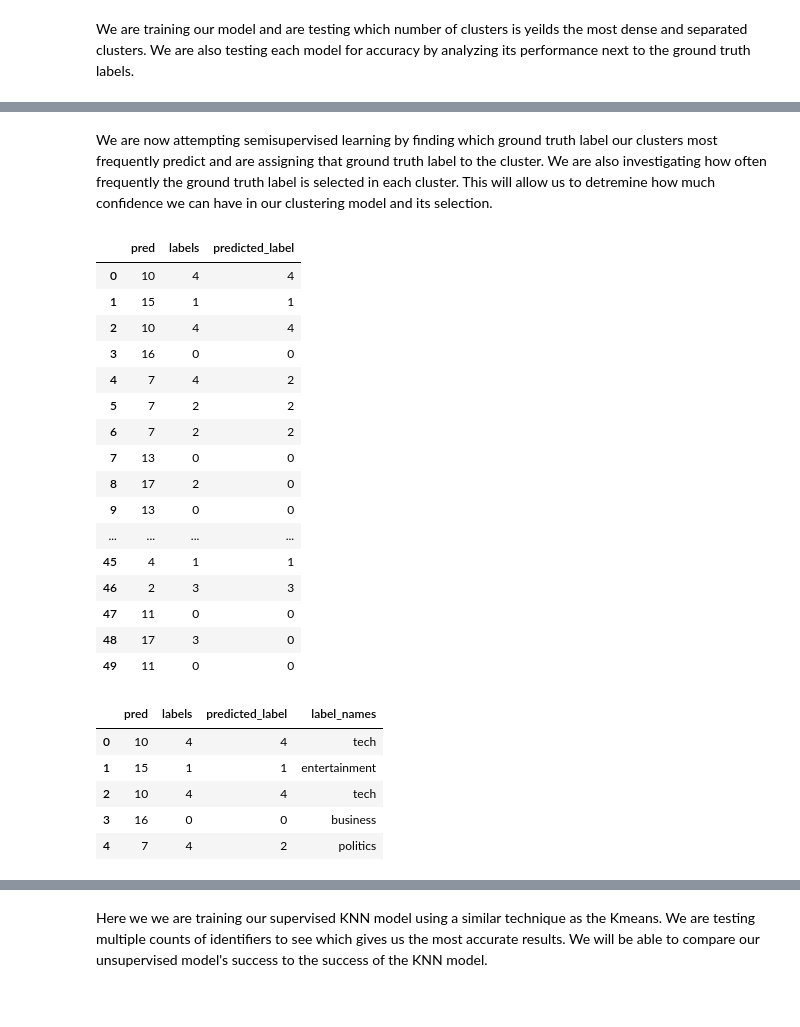
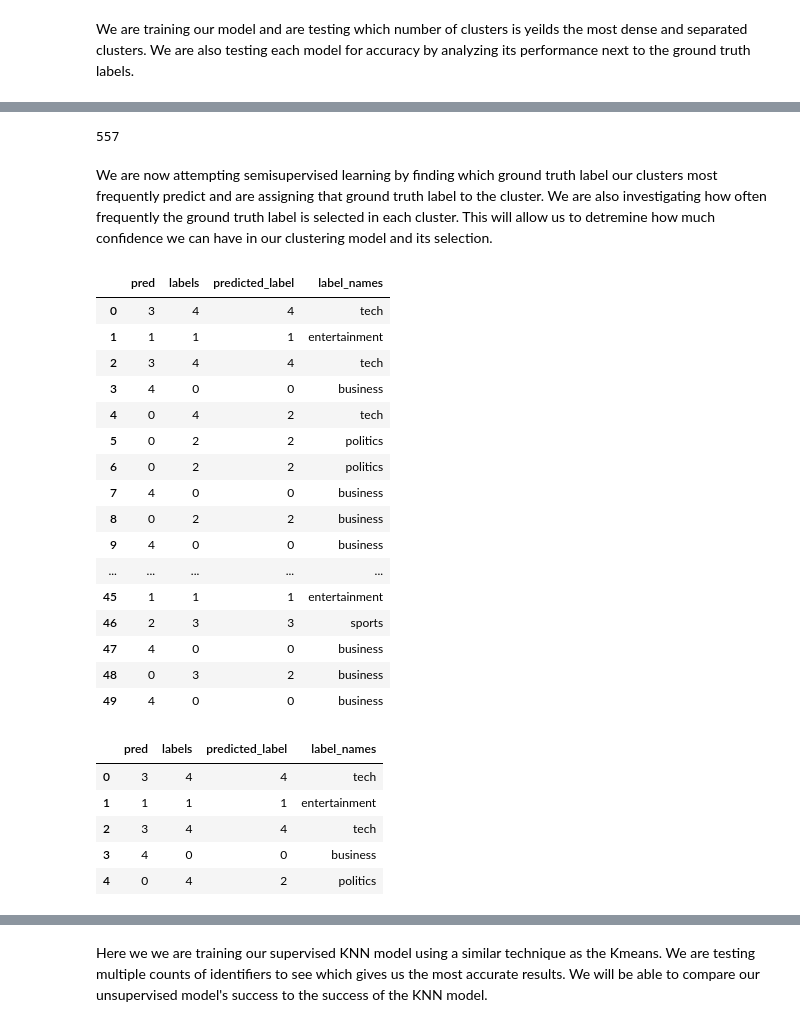
Before and after one commit to kthoward/Thinkful, a Jupyter notebook: _Updated_NLP-Copy2.ipynb, the cells around one changed output, grey strips where cells are left out. Saved outputs shown, nothing was run; the diff lists cells and outputs as text; code cells hidden in the pictures.

```diff
--- a/_Updated_NLP-Copy2.ipynb
+++ b/_Updated_NLP-Copy2.ipynb
@@ -335,0 +403,3 @@ df_w2v_train['labels'] = y_train_docs
+# %%
+model_w2v = KMeans(n_clusters=5).fit(X_train_w2v)
+prediction_w2v = model_w2v.predict(X_train_w2v)
@@ -335,0 +411,5 @@ df_w2v_train['labels'] = y_train_docs
+# %%
+len(prediction_w2v_test)
+#len(y_test_docs)
+# %% [output]
+557
@@ -340,31 +423,31 @@ label_map = generate_labels(df_w2v_train)
 df_w2v_train['predicted_label'] = df_w2v_train.iloc[:, 0].map(lambda x: label_map[x])
 df_w2v_train.head(50)
 # %% [output]
-|  | pred | labels | predicted_label |
-| 0 | 10 | 4 | 4 |
-| 1 | 15 | 1 | 1 |
-| 2 | 10 | 4 | 4 |
-| 3 | 16 | 0 | 0 |
-| 4 | 7 | 4 | 2 |
-| 5 | 7 | 2 | 2 |
-| 6 | 7 | 2 | 2 |
-| 7 | 13 | 0 | 0 |
-| 8 | 17 | 2 | 0 |
-| 9 | 13 | 0 | 0 |
-| ... | ... | ... | ... |
-| 45 | 4 | 1 | 1 |
-| 46 | 2 | 3 | 3 |
-| 47 | 11 | 0 | 0 |
-| 48 | 17 | 3 | 0 |
-| 49 | 11 | 0 | 0 |
+|  | pred | labels | predicted_label | label_names |
+| 0 | 3 | 4 | 4 | tech |
+| 1 | 1 | 1 | 1 | entertainment |
+| 2 | 3 | 4 | 4 | tech |
+| 3 | 4 | 0 | 0 | business |
+| 4 | 0 | 4 | 2 | tech |
+| 5 | 0 | 2 | 2 | politics |
+| 6 | 0 | 2 | 2 | politics |
+| 7 | 4 | 0 | 0 | business |
+| 8 | 0 | 2 | 2 | business |
+| 9 | 4 | 0 | 0 | business |
+| ... | ... | ... | ... | ... |
+| 45 | 1 | 1 | 1 | entertainment |
+| 46 | 2 | 3 | 3 | sports |
+| 47 | 4 | 0 | 0 | business |
+| 48 | 0 | 3 | 2 | business |
+| 49 | 4 | 0 | 0 | business |
 # %%
 label_names = generate_label_names(df_w2v_train)
 df_w2v_train['label_names'] = label_names
-df_w2v.head()
+df_w2v_train.head()
 # %% [output]
 |  | pred | labels | predicted_label | label_names |
-| 0 | 10 | 4 | 4 | tech |
-| 1 | 15 | 1 | 1 | entertainment |
-| 2 | 10 | 4 | 4 | tech |
-| 3 | 16 | 0 | 0 | business |
-| 4 | 7 | 4 | 2 | politics |
+| 0 | 3 | 4 | 4 | tech |
+| 1 | 1 | 1 | 1 | entertainment |
+| 2 | 3 | 4 | 4 | tech |
+| 3 | 4 | 0 | 0 | business |
+| 4 | 0 | 4 | 2 | politics |
```
Also changed, not shown: parts of 27 cells of this notebook.
